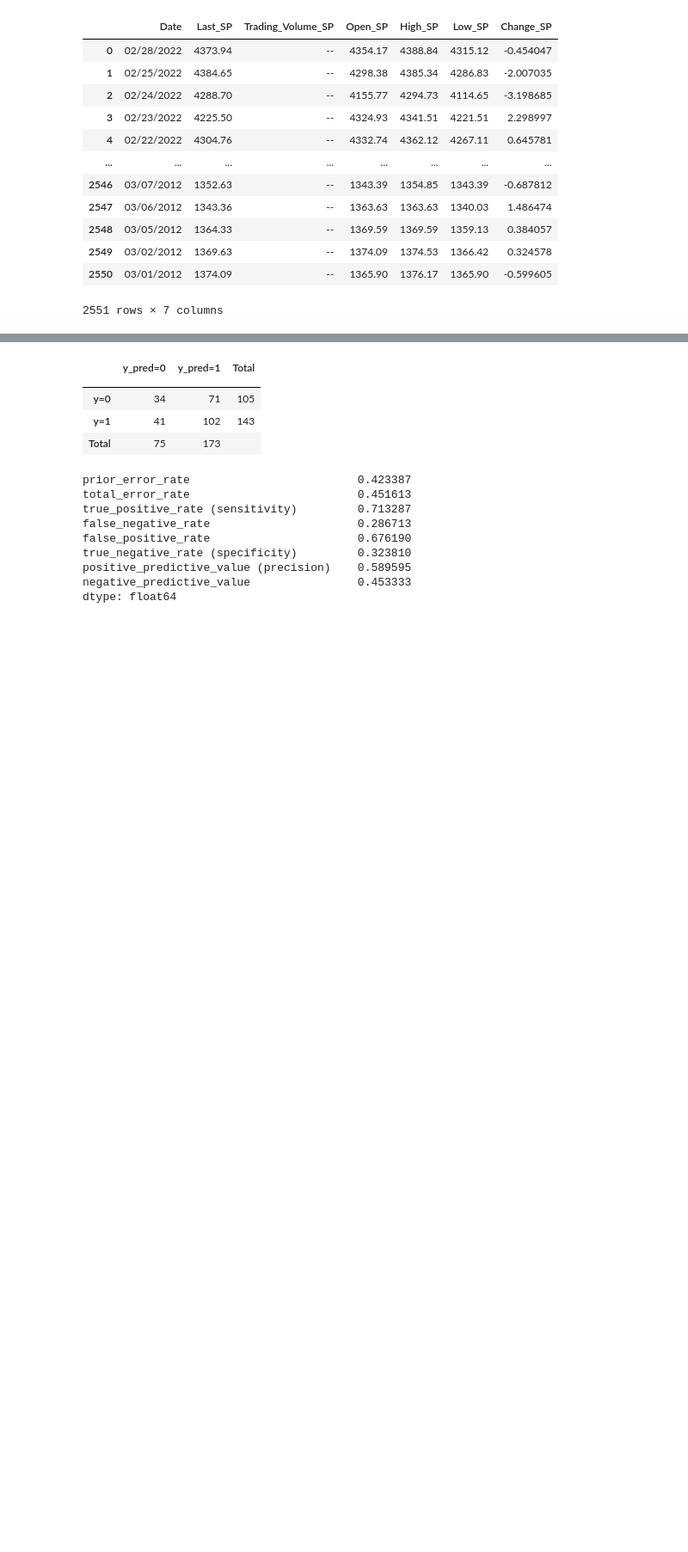
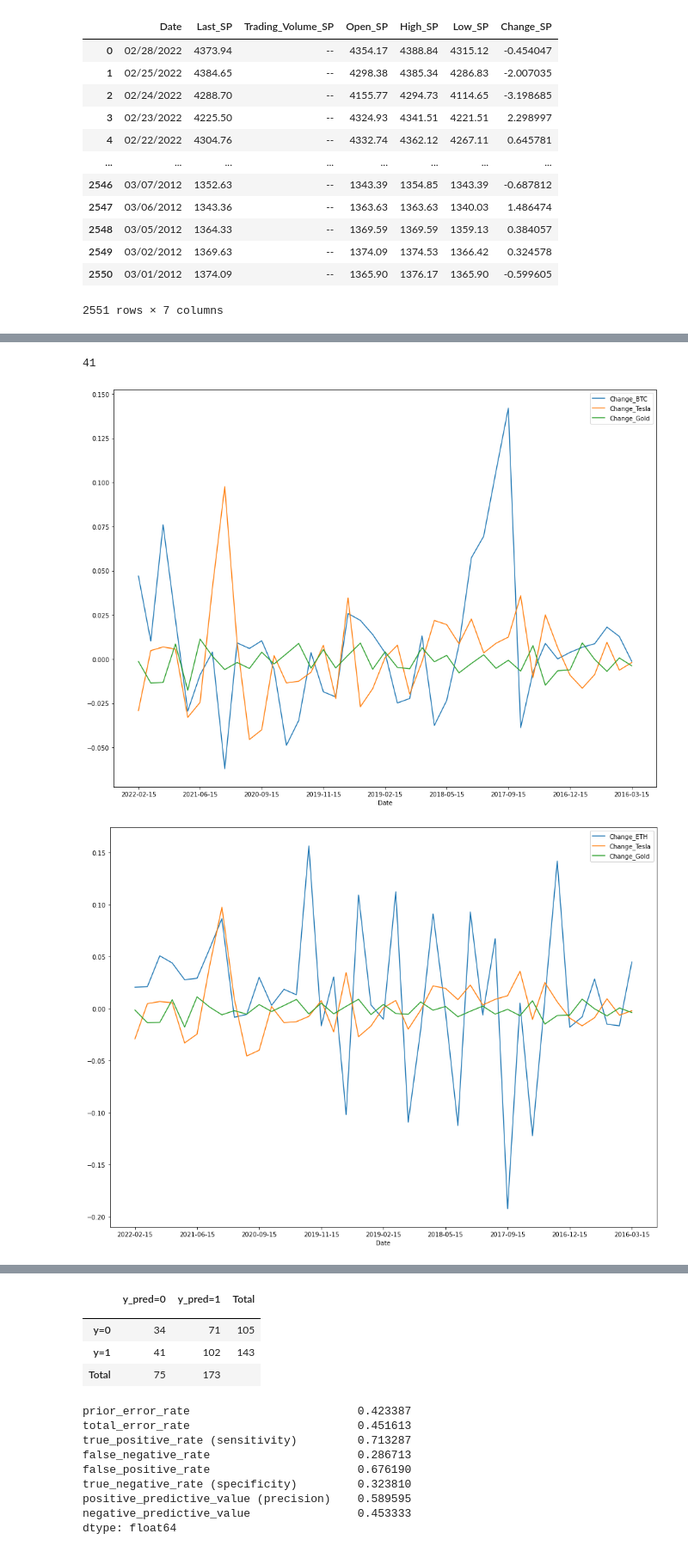
Before and after one commit to RojaReddy329/MachineLearningProject, a Jupyter notebook: ProjectNotebook.ipynb, the cells around one changed output, grey strips where cells are left out. Shown at 86% size. Drawn from its saved outputs; the diff is of its cells as text; code cells hidden in the pictures; blank space fills up the shorter version.

```diff
--- a/ProjectNotebook.ipynb
+++ b/ProjectNotebook.ipynb
@@ -131,3 +136,25 @@ crypto.head()
+# %%
+#crypto['Date'] = pd.to_datetime(crypto['Date'])
+crypto_subset = crypto
+#crypto_subset = crypto[crypto.Date.str.match(r'^.*/15/.*')]
+crypto_subset['Date'] = crypto_subset['Date'].astype(str)
+crypto_subset = crypto_subset[crypto_subset.Date.str.match(r'^\d.*-\d.*-15')]
+#mask = (crypto['Date'] >= '1/1/22')
+#crypto_subset = crypto[mask]
+
+print(crypto_subset['Date'].count())
+
+#plot of BTC correlation with gold and tesla stocks
+crypto_subset.plot(x="Date",y=["Change_BTC","Change_Tesla","Change_Gold"],figsize=(16,12))
+plt.show()
+
+#plot of ETH correlation with gold and tesla stocks
+crypto_subset.plot(x="Date",y=["Change_ETH","Change_Tesla","Change_Gold"],figsize=(16,12))
+plt.show()
+# %% [output]
+41
+[figure, added]
+[figure, added]
 # %%
 #Categorizing
 
```
Also changed, not shown: parts of 12 cells of this notebook, 2 other files.
